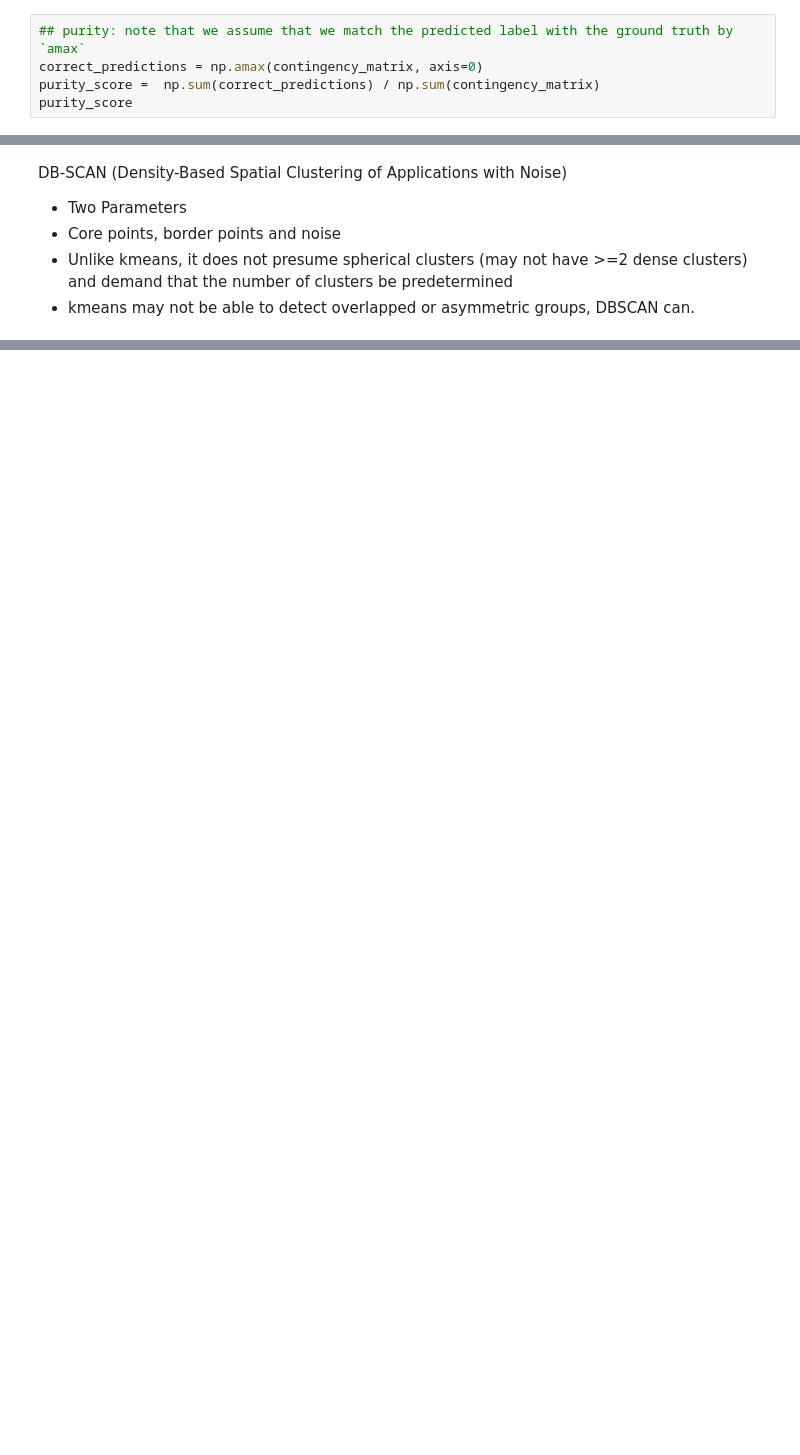
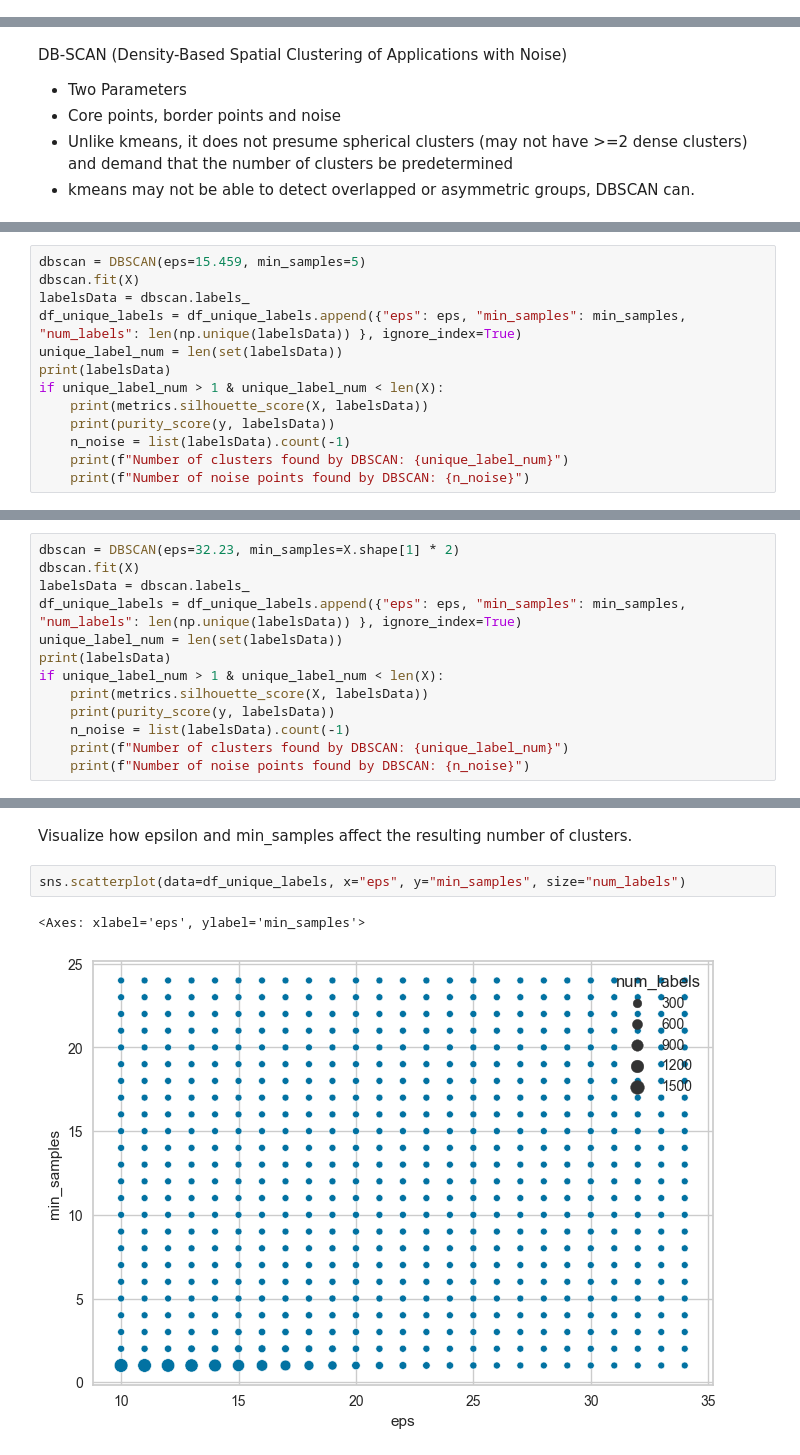
Before and after one commit to Arsh2607/SIT720-ML-Deakin, a Jupyter notebook: week3-clustering.ipynb, the cells around one changed output, grey strips where cells are left out. Cells and saved outputs as stored; diff of their text form; blank space fills up the shorter version.

```diff
--- a/week3-clustering.ipynb
+++ b/week3-clustering.ipynb
@@ -208,5 +46,0 @@ weighted avg       0.99      0.99      0.99       647
-# %%
-## purity: note that we assume that we match the predicted label with the ground truth by `amax`
-correct_predictions = np.amax(contingency_matrix, axis=0)
-purity_score =  np.sum(correct_predictions) / np.sum(contingency_matrix)
-purity_score
@@ -469,0 +452,13 @@ print("the ground truth of labels :", len(set(labels)), "the labels_pre: ", len(
+# %%
+dbscan = DBSCAN(eps=15.459, min_samples=5)
+dbscan.fit(X)
+labelsData = dbscan.labels_
+df_unique_labels = df_unique_labels.append({"eps": eps, "min_samples": min_samples, "num_labels": len(np.unique(labelsData)) }, ignore_index=True)
+unique_label_num = len(set(labelsData))
+print(labelsData)
+if unique_label_num > 1 & unique_label_num < len(X):
+    print(metrics.silhouette_score(X, labelsData))
+    print(purity_score(y, labelsData))
+    n_noise = list(labelsData).count(-1)
+    print(f"Number of clusters found by DBSCAN: {unique_label_num}")
+    print(f"Number of noise points found by DBSCAN: {n_noise}")
@@ -469,0 +471,13 @@ print("the ground truth of labels :", len(set(labels)), "the labels_pre: ", len(
+# %%
+dbscan = DBSCAN(eps=32.23, min_samples=X.shape[1] * 2)
+dbscan.fit(X)
+labelsData = dbscan.labels_
+df_unique_labels = df_unique_labels.append({"eps": eps, "min_samples": min_samples, "num_labels": len(np.unique(labelsData)) }, ignore_index=True)
+unique_label_num = len(set(labelsData))
+print(labelsData)
+if unique_label_num > 1 & unique_label_num < len(X):
+    print(metrics.silhouette_score(X, labelsData))
+    print(purity_score(y, labelsData))
+    n_noise = list(labelsData).count(-1)
+    print(f"Number of clusters found by DBSCAN: {unique_label_num}")
+    print(f"Number of noise points found by DBSCAN: {n_noise}")
@@ -469,0 +490,7 @@ print("the ground truth of labels :", len(set(labels)), "the labels_pre: ", len(
+# %% [markdown]
+Visualize how epsilon and min_samples affect the resulting number of clusters.
+# %%
+sns.scatterplot(data=df_unique_labels, x="eps", y="min_samples", size="num_labels")
+# %% [output]
+<Axes: xlabel='eps', ylabel='min_samples'>
+[figure, added]
```
Also changed, not shown: parts of 64 cells of this notebook, 18 other files.
